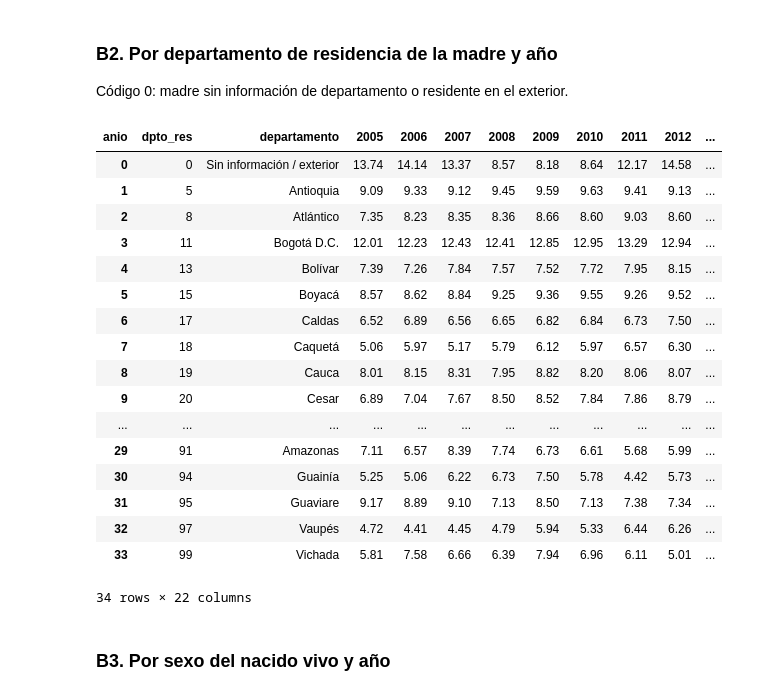
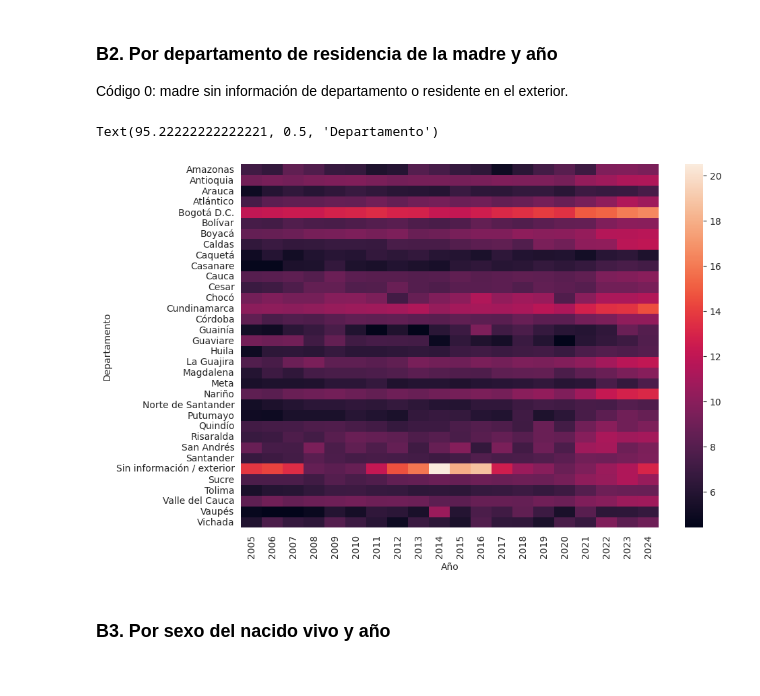
Before and after one commit to IntegralIndefinida/BPN, a Jupyter notebook: v1/bajo_peso_al_nacer.ipynb, the cells around one changed output. Drawn from its saved outputs; the diff is of its cells as text; code cells hidden in the pictures.

```diff
--- a/bajo_peso_al_nacer.ipynb
+++ b/v1/bajo_peso_al_nacer.ipynb
@@ -106,31 +102,19 @@ Código 0: madre sin información de departamento o residente en el exterior.
 # %%
 dep = resumen(["departamento_residencia", "anio"])
 dep["departamento"] = dep.pop("departamento_residencia").astype(object).fillna(SIN_DPTO)
 dep.insert(0, "dpto_res", dep.departamento.map(CODIGOS).fillna(0).astype(int))
 dep = dep.sort_values(["dpto_res", "anio"])[["dpto_res", "departamento", "anio", "nacidos_vivos", "con_peso",
                                              "bpn_n", "pct_bpn"]]
 # % de bajo peso en formato ancho: departamentos en filas y años en columnas
-dep_ancho = dep.pivot(index=["dpto_res", "departamento"], columns="anio", values="pct_bpn").reset_index()
+dep_ancho = dep.pivot(index=["departamento"], columns="anio", values="pct_bpn")
 dep_ancho.round(2)
+plt.figure(figsize=(10,7))
+sns.heatmap(dep_ancho)
+plt.xlabel('Año')
+plt.ylabel('Departamento')
 # %% [output]
-| anio | dpto_res | departamento | 2005 | 2006 | 2007 | 2008 | 2009 | 2010 | 2011 | 2012 | ... |
-| 0 | 0 | Sin información / exterior | 13.74 | 14.14 | 13.37 | 8.57 | 8.18 | 8.64 | 12.17 | 14.58 | ... |
-| 1 | 5 | Antioquia | 9.09 | 9.33 | 9.12 | 9.45 | 9.59 | 9.63 | 9.41 | 9.13 | ... |
-| 2 | 8 | Atlántico | 7.35 | 8.23 | 8.35 | 8.36 | 8.66 | 8.60 | 9.03 | 8.60 | ... |
-| 3 | 11 | Bogotá D.C. | 12.01 | 12.23 | 12.43 | 12.41 | 12.85 | 12.95 | 13.29 | 12.94 | ... |
-| 4 | 13 | Bolívar | 7.39 | 7.26 | 7.84 | 7.57 | 7.52 | 7.72 | 7.95 | 8.15 | ... |
-| 5 | 15 | Boyacá | 8.57 | 8.62 | 8.84 | 9.25 | 9.36 | 9.55 | 9.26 | 9.52 | ... |
-| 6 | 17 | Caldas | 6.52 | 6.89 | 6.56 | 6.65 | 6.82 | 6.84 | 6.73 | 7.50 | ... |
-| 7 | 18 | Caquetá | 5.06 | 5.97 | 5.17 | 5.79 | 6.12 | 5.97 | 6.57 | 6.30 | ... |
-| 8 | 19 | Cauca | 8.01 | 8.15 | 8.31 | 7.95 | 8.82 | 8.20 | 8.06 | 8.07 | ... |
-| 9 | 20 | Cesar | 6.89 | 7.04 | 7.67 | 8.50 | 8.52 | 7.84 | 7.86 | 8.79 | ... |
-| ... | ... | ... | ... | ... | ... | ... | ... | ... | ... | ... | ... |
-| 29 | 91 | Amazonas | 7.11 | 6.57 | 8.39 | 7.74 | 6.73 | 6.61 | 5.68 | 5.99 | ... |
-| 30 | 94 | Guainía | 5.25 | 5.06 | 6.22 | 6.73 | 7.50 | 5.78 | 4.42 | 5.73 | ... |
-| 31 | 95 | Guaviare | 9.17 | 8.89 | 9.10 | 7.13 | 8.50 | 7.13 | 7.38 | 7.34 | ... |
-| 32 | 97 | Vaupés | 4.72 | 4.41 | 4.45 | 4.79 | 5.94 | 5.33 | 6.44 | 6.26 | ... |
-| 33 | 99 | Vichada | 5.81 | 7.58 | 6.66 | 6.39 | 7.94 | 6.96 | 6.11 | 5.01 | ... |
-34 rows × 22 columns
+Text(95.22222222222221, 0.5, 'Departamento')
+[figure, added]
 # %% [markdown]
 ### B3. Por sexo del nacido vivo y año
 # %%
```
Also changed, not shown: parts of 12 cells of this notebook.
